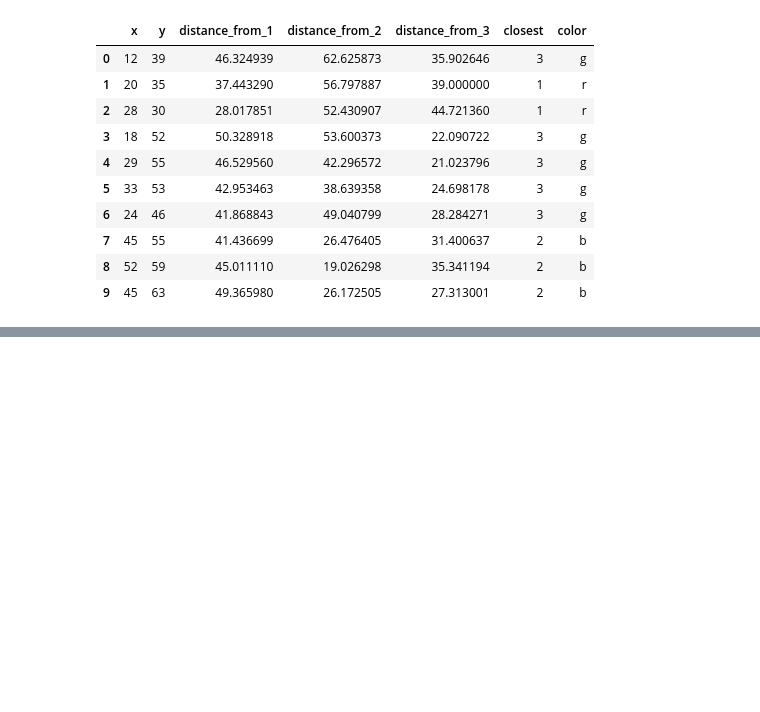
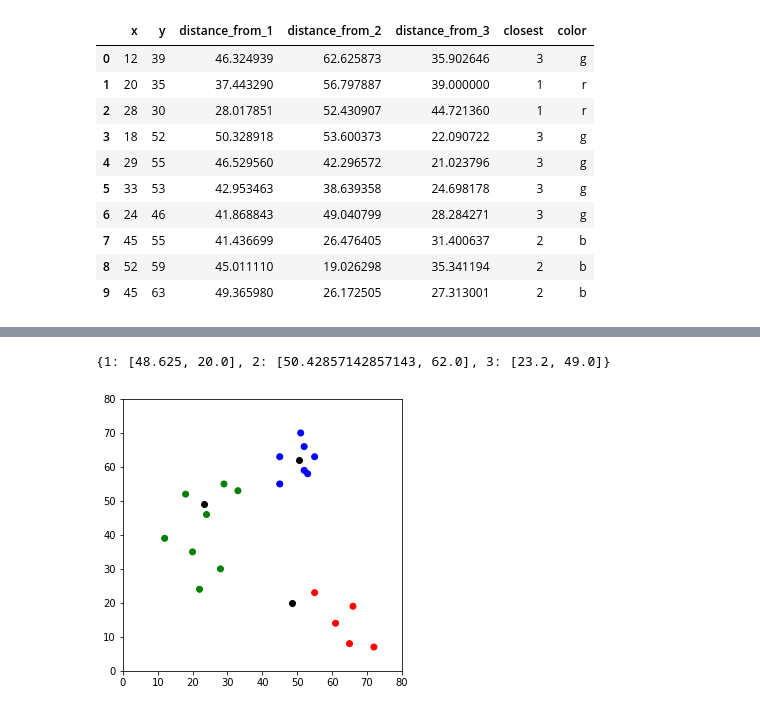
Before and after one commit to a-forty-two/cylons, a Jupyter notebook: 02_K_Means.ipynb, the cells around one changed output, grey strips where cells are left out. Cells and saved outputs as stored; diff of their text form; code cells hidden in the pictures; blank space fills up the shorter version.

```diff
--- a/02_K_Means.ipynb
+++ b/02_K_Means.ipynb
@@ -94,0 +110,31 @@ df_modified.head(10)
+# %%
+# update centroids
+# prev centroids to move to new centroids
+# DEEP copy of existing centroids
+# https://www.geeksforgeeks.org/copy-python-deep-copy-shallow-copy/
+
+import copy
+old_centroids = copy.deepcopy(centroids)
+def update_centroids(df, k):
+  centroids_new = centroids
+  for i in centroids.keys():
+    centroids_new[i][0] = np.mean(df[df['closest']==i]['x']) # UPDATING to MEAN of the cluster (new centroid), instead of mean, if you took MODE, the same algo is called k-mode
+    centroids_new[i][1] = np.mean(df[df['closest']==i]['y'])
+  return centroids_new
+
+new_centroids = update_centroids(df_modified, k )
+new_centroids
+# %% [output]
+{1: [48.625, 20.0], 2: [50.42857142857143, 62.0], 3: [23.2, 49.0]}
+# %%
+df_new = Fit(df_modified, new_centroids)
+fig = plt.figure(figsize=(5,5))
+plt.scatter(df_new['x'], df_new['y'], color=df_new['color']) # k means black
+color_dic = {1:'k', 2:'k', 3:'k'}
+for i in new_centroids.keys():
+  plt.scatter(*new_centroids[i], color=color_dic[i]) # overlaying centroids
+plt.xlim(0,80) # min and max of scale on x -axis
+plt.ylim(0,80) # same as above on y axis
+plt.show()
+# %% [output]
+[figure, added]
```
Also changed, not shown: parts of 3 cells of this notebook.
